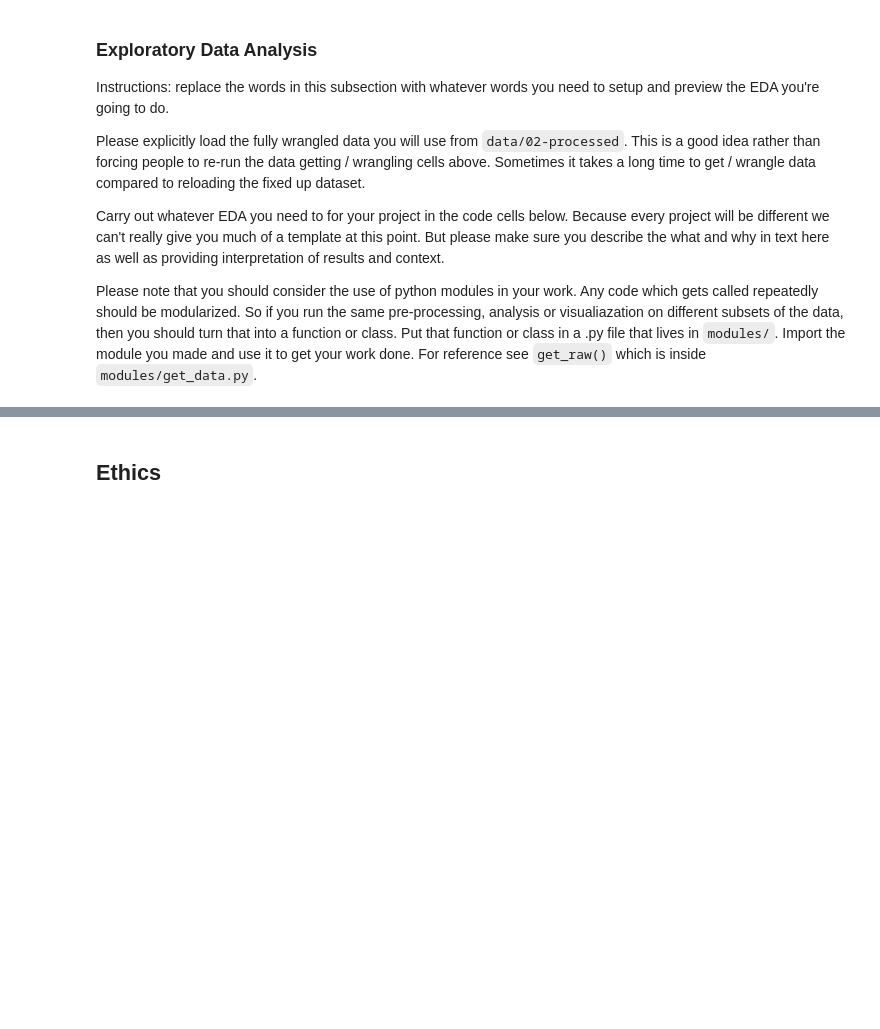
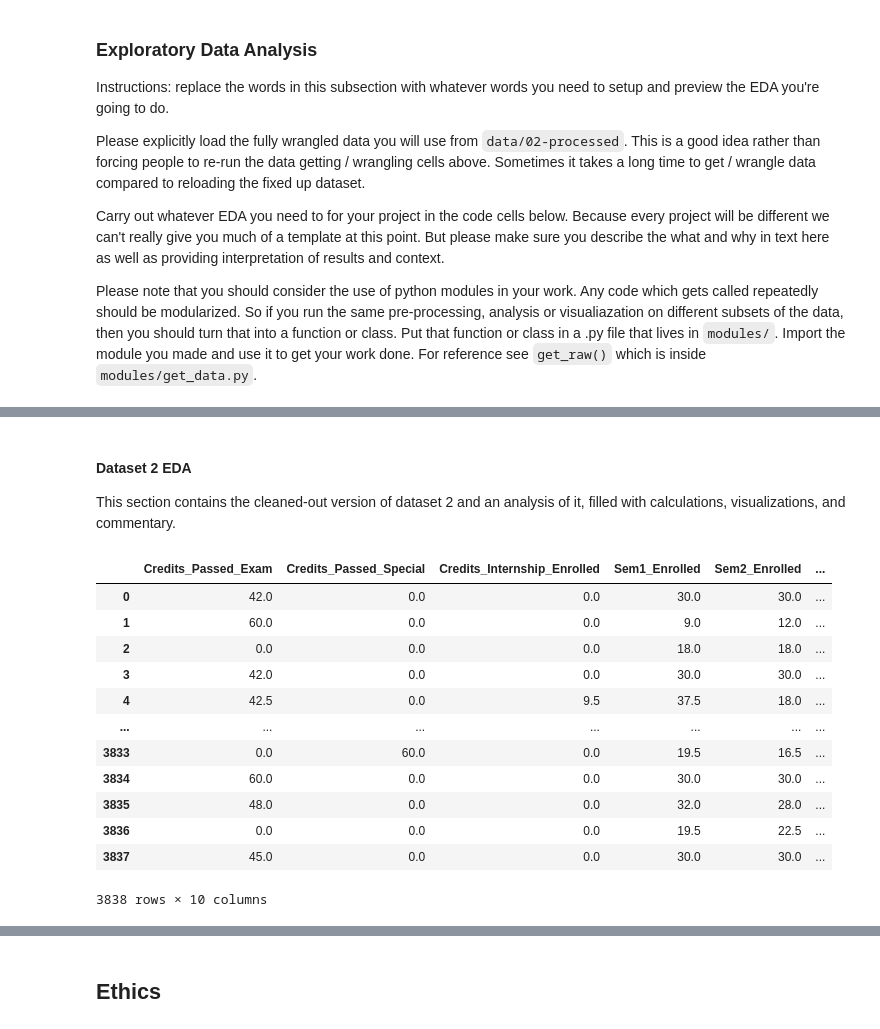
Before and after one commit to COGS108/Group127_WI26, a Jupyter notebook: 02-EDACheckpoint.ipynb, the cells around one changed output, grey strips where cells are left out. Drawn from its saved outputs; the diff is of its cells as text; code cells hidden in the pictures; blank space fills up the shorter version.

```diff
--- a/02-EDACheckpoint.ipynb
+++ b/02-EDACheckpoint.ipynb
@@ -718,0 +755,21 @@ Some more words and stuff.  Remember notebooks work best if you interleave the c
+# %% [markdown]
+#### Dataset 2 EDA
+
+This section contains the cleaned-out version of dataset 2 and an analysis of it, filled with calculations, visualizations, and commentary.
+# %%
+data2_eda = pd.read_csv('data/02-processed/university_dropout_cleaned.csv', sep=';')
+data2_eda
+# %% [output]
+|  | Credits_Passed_Exam | Credits_Passed_Special | Credits_Internship_Enrolled | Sem1_Enrolled | Sem2_Enrolled | ... |
+| 0 | 42.0 | 0.0 | 0.0 | 30.0 | 30.0 | ... |
+| 1 | 60.0 | 0.0 | 0.0 | 9.0 | 12.0 | ... |
+| 2 | 0.0 | 0.0 | 0.0 | 18.0 | 18.0 | ... |
+| 3 | 42.0 | 0.0 | 0.0 | 30.0 | 30.0 | ... |
+| 4 | 42.5 | 0.0 | 9.5 | 37.5 | 18.0 | ... |
+| ... | ... | ... | ... | ... | ... | ... |
+| 3833 | 0.0 | 60.0 | 0.0 | 19.5 | 16.5 | ... |
+| 3834 | 60.0 | 0.0 | 0.0 | 30.0 | 30.0 | ... |
+| 3835 | 48.0 | 0.0 | 0.0 | 32.0 | 28.0 | ... |
+| 3836 | 0.0 | 0.0 | 0.0 | 19.5 | 22.5 | ... |
+| 3837 | 45.0 | 0.0 | 0.0 | 30.0 | 30.0 | ... |
+3838 rows × 10 columns
```
Also changed, not shown: parts of 21 cells of this notebook, 2 other files.
